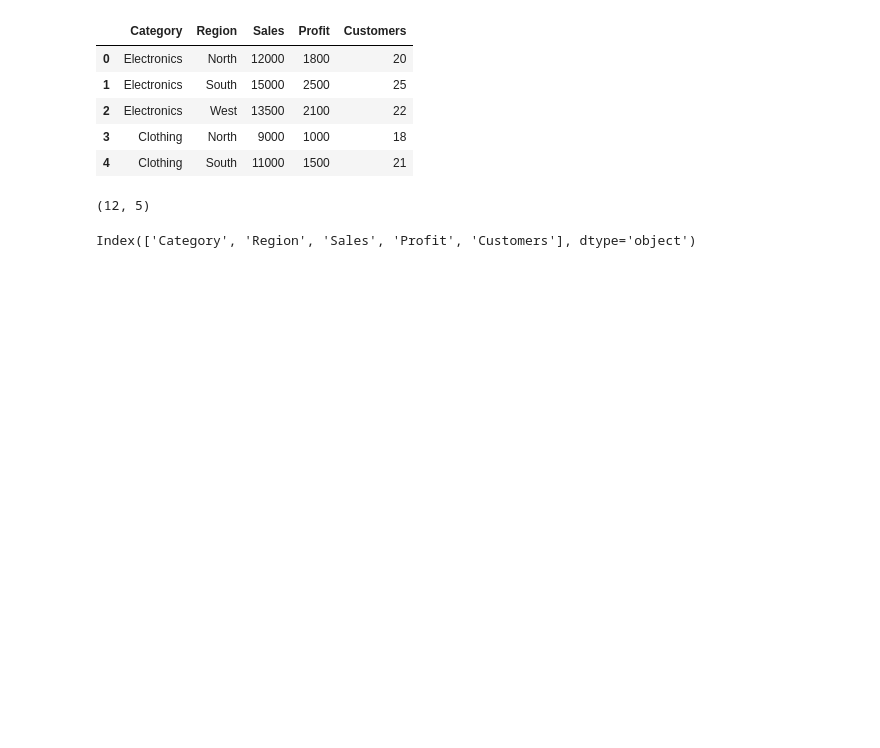
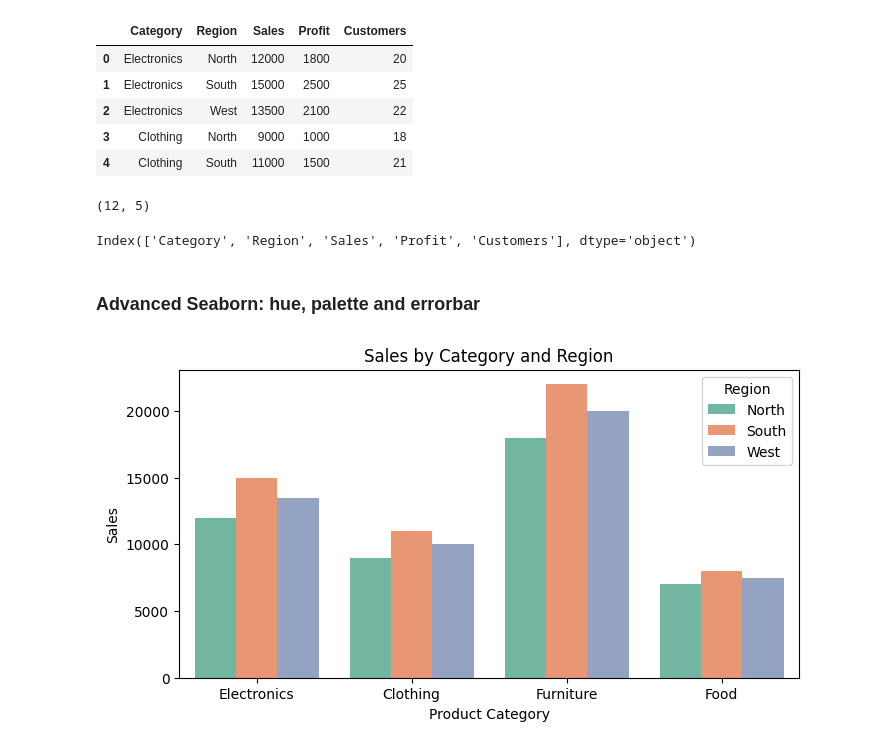
Before and after one commit to ivaibhavpawar1045/Python-Data-Analytics, a Jupyter notebook: 34_Advanced_Seaborn_Visualization/practice.ipynb, the cells around one changed output. Drawn from its saved outputs; the diff is of its cells as text; code cells hidden in the pictures; blank space fills up the shorter version.

Commit message:
Add grouped Seaborn charts with hue and palette

```diff
--- a/34_Advanced_Seaborn_Visualization/practice.ipynb
+++ b/34_Advanced_Seaborn_Visualization/practice.ipynb
@@ -64,3 +64,25 @@ sales_data.shape
 sales_data.columns
 # %% [output]
 Index(['Category', 'Region', 'Sales', 'Profit', 'Customers'], dtype='object')
+# %% [markdown]
+### Advanced Seaborn: hue, palette and errorbar
+# %%
+# Compare sales by category and region
+plt.figure(figsize=(8,4))
+
+sns.barplot(
+     data=sales_data,
+     x = "Category" ,
+     y = "Sales" ,
+     hue = "Region",
+     palette="Set2",
+    errorbar=None
+)
+
+plt.title("Sales by Category and Region")
+plt.xlabel("Product Category")
+plt.ylabel("Sales")
+plt.legend(title = "Region")
+plt.show()
+# %% [output]
+[figure, added]
```
Also changed, not shown: parts of 1 cell of this notebook.
